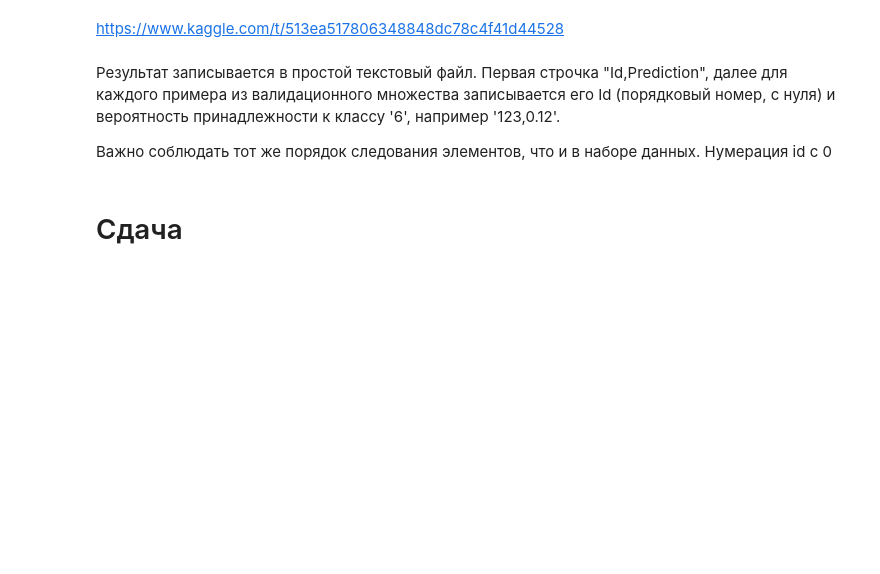
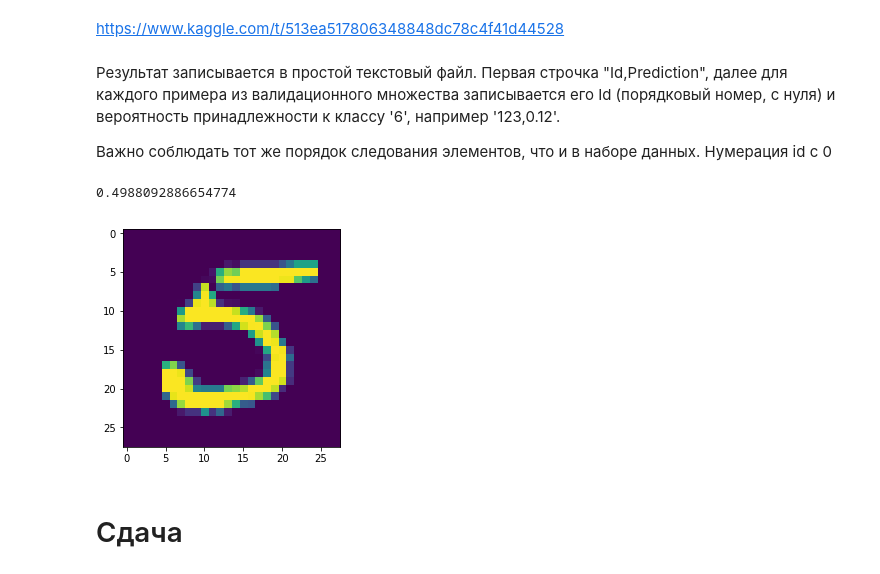
Before and after one commit to GitDimONE/Tech_ANN, a Jupyter notebook: 1_Lecture/01_Homework_Template.ipynb, the cells around one changed output. Drawn from its saved outputs; the diff is of its cells as text; code cells hidden in the pictures; blank space fills up the shorter version.

```diff
--- a/1_Lecture/01_Homework_Template.ipynb
+++ b/1_Lecture/01_Homework_Template.ipynb
@@ -176,12 +183,12 @@ show_image(x_valid[k])
 # %%
-def logloss(true_label, predicted_prob):
+def logloss(true_label, p):
     if true_label == 1:
-        return -math.log(predicted_prob)
+        return -np.log(p)
     else:
-        return -math.log(1 - predicted_prob)
+        return -np.log(1 - p)
 
 for i in range(x_valid.shape[0]):
-    lgs = np.append(lgs, (logloss(y_valid[i], p_valid[i])))
+    lgs_buf = logloss(y_valid[i], p_valid[i])
 
-print(lgs[-1])
+print(lgs_buf)
 # %% [output]
@@ -214,21 +221,25 @@ https://www.kaggle.com/t/513ea517806348848dc78c4f41d44528
 
 Важно соблюдать тот же порядок следования элементов, что и в наборе данных. Нумерация id с 0
 # %%
-X = test_no_lables['data']
+X = np.asfarray(test_no_lables['data'])
+X = X / 255
 
 # compute Y_pred
 Y_pred = np.zeros(X.shape[0], dtype=float)
 for i in range(X.shape[0]):
     Y_pred[i] = predict(X[i])
 
 with open('solution.csv', 'w') as fout:
     print("Id,Prediction", file=fout)
     for i in range(X.shape[0]):
         print(i, Y_pred[i], sep=',', file=fout)
 
-k = 623
+k = 789
 show_image(X[k])
 print(Y_pred[k])
+# %% [output]
+0.4988092886654774
+[figure, added]
 # %% [markdown]
 # Сдача
 # %% [markdown]
```
Also changed, not shown: parts of 14 cells of this notebook.
